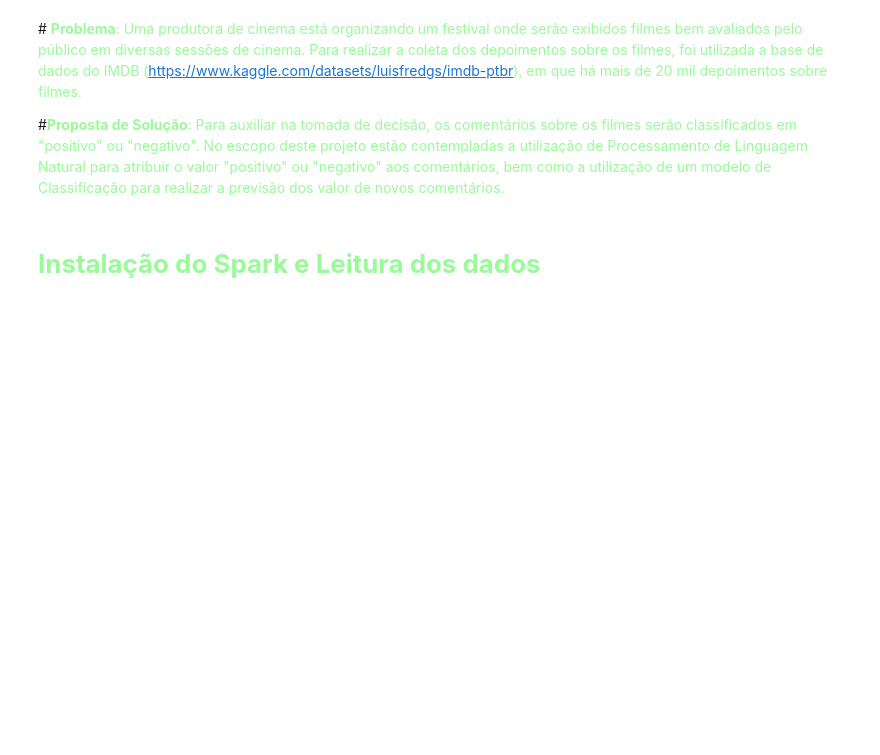
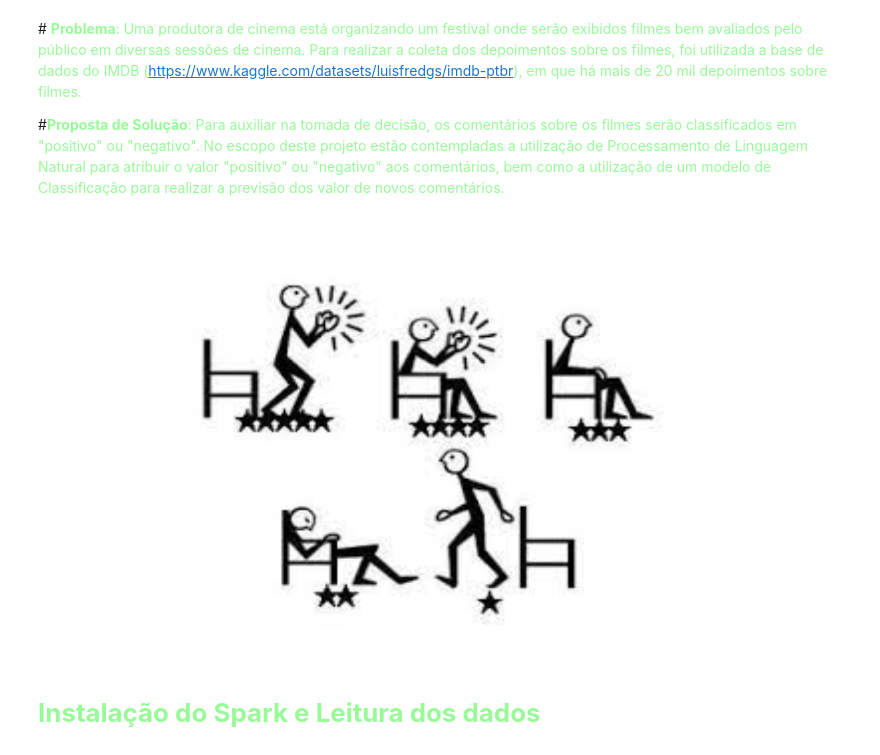
Before and after one commit to maricmenezes/Machine-Learning-com-Spark, a Jupyter notebook: Notebook3.ipynb, the cells around one changed output. Cells and saved outputs as stored; diff of their text form; code cells hidden in the pictures; blank space fills up the shorter version.

```diff
--- a/Notebook3.ipynb
+++ b/Notebook3.ipynb
@@ -6,6 +6,13 @@ Uma produtora de cinema está organizando um festival onde serão exibidos filme
 
 #<font color = PaleGreen>**Proposta de Solução**:
 Para auxiliar na tomada de decisão, os comentários sobre os filmes serão classificados em "positivo" ou "negativo". No escopo deste projeto estão contempladas a utilização de Processamento de Linguagem Natural para atribuir o valor "positivo" ou "negativo" aos comentários, bem como a utilização de um modelo de Classificação para realizar a previsão dos valor de novos comentários.
+# %%
+import cv2
+from google.colab.patches import cv2_imshow
+imagem = cv2.imread('/content/drive/MyDrive/Projeto_SparkPLN.png')
+cv2_imshow(imagem)
+# %% [output]
+[figure, added]
 # %% [markdown]
 # <font color = PaleGreen> **Instalação do Spark e Leitura dos dados**
 # %%
```
Also changed, not shown: parts of 7 cells of this notebook.
